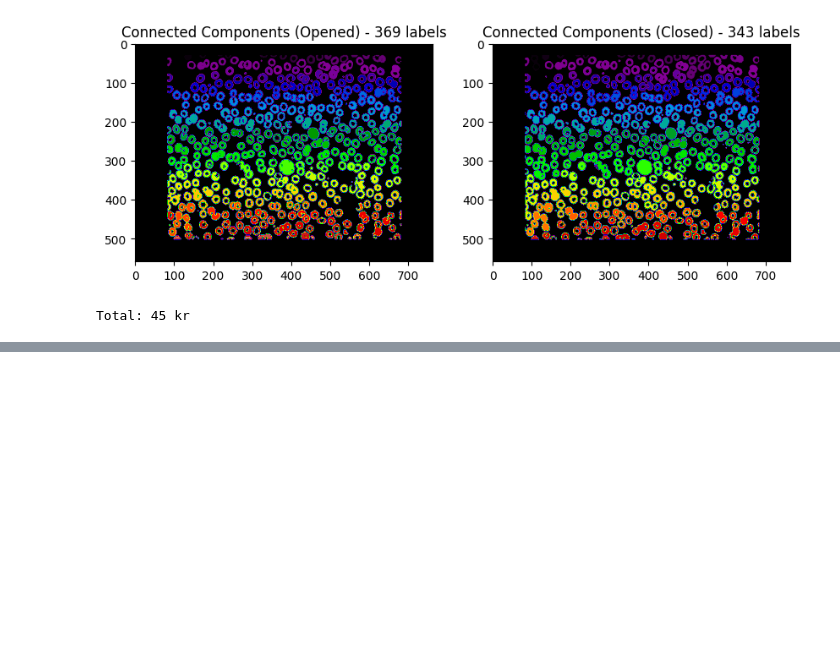
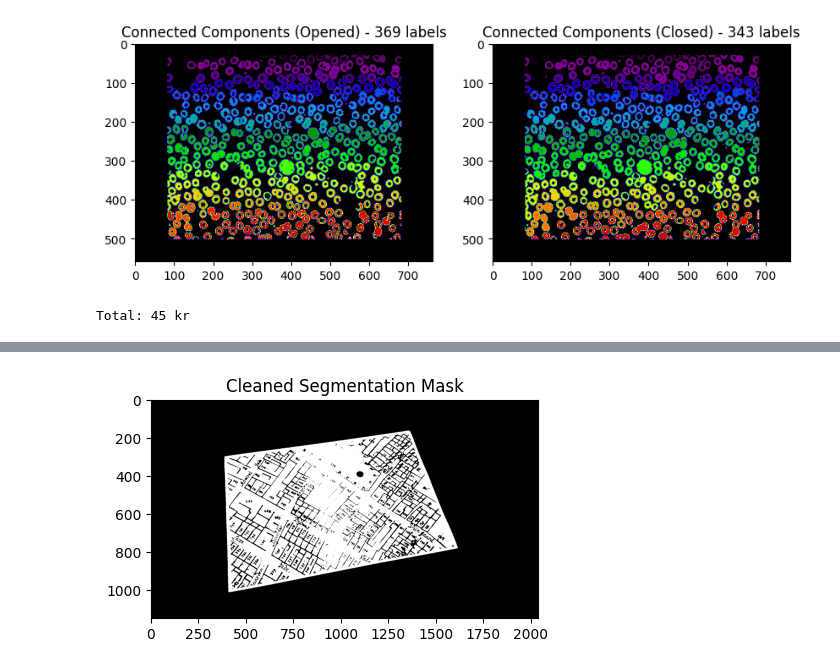
Before and after one commit to santiweide/SIG2025, a Jupyter notebook: code_week7/test.ipynb, the cells around one changed output, grey strips where cells are left out. Cells and saved outputs as stored; diff of their text form; code cells hidden in the pictures; blank space fills up the shorter version.

```diff
--- a/code_week7/test.ipynb
+++ b/code_week7/test.ipynb
@@ -73,0 +114,16 @@ Total: 45 kr
+# %%
+from skimage import morphology
+
+# Define structuring element
+selem = morphology.disk(2)
+
+# Perform morphological opening to remove thin lines
+cleaned_nat = morphology.opening(binary_nat, selem)
+
+# Plot cleaned image
+plt.figure(figsize=(5, 5))
+plt.imshow(cleaned_nat, cmap='gray')
+plt.title('Cleaned Segmentation Mask')
+plt.show()
+# %% [output]
+[figure, added]
```
Also changed, not shown: parts of 3 cells of this notebook, 2 other files.
